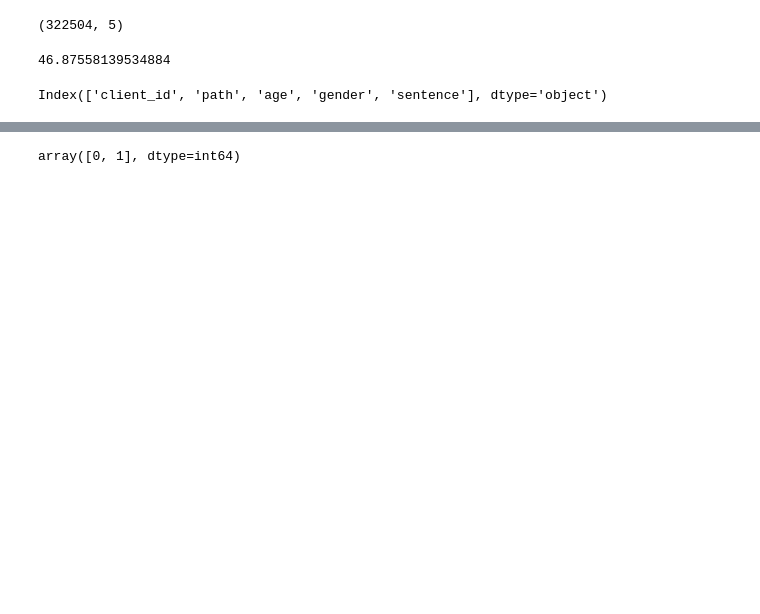
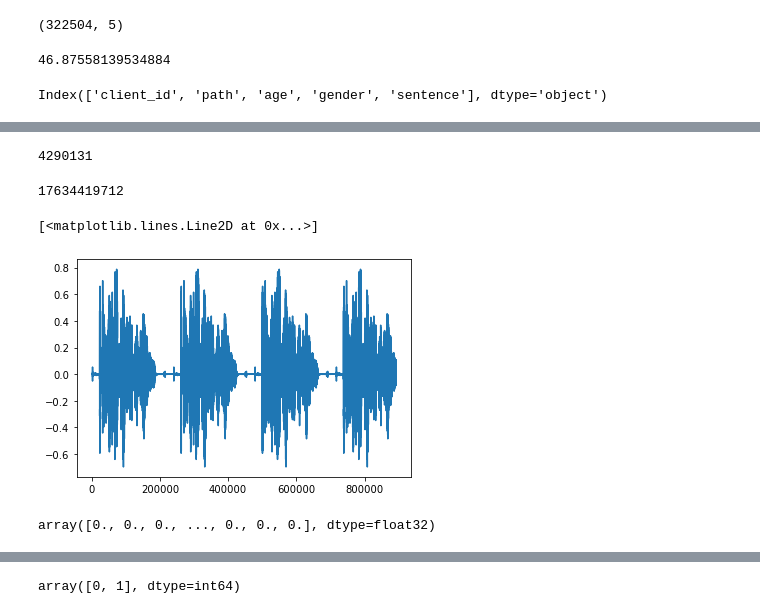
Before and after one commit to Stsh4lson/speech-to-age-gender, a Jupyter notebook: exploration.ipynb, the cells around one changed output, grey strips where cells are left out. Saved outputs shown, nothing was run; the diff lists cells and outputs as text; code cells hidden in the pictures; blank space fills up the shorter version.

```diff
--- a/exploration.ipynb
+++ b/exploration.ipynb
@@ -25,3 +58,29 @@ Index(['client_id', 'path', 'age', 'gender', 'sentence'], dtype='object')
+# %%
+windows_length = 0
+for length in train['length']:
+    windows_length += (length//64)//32
+windows_length
+# %% [output]
+4290131
+# %%
+sum(train['length'])*2
+# %% [output]
+17634419712
+# %%
+path = str('data/en/clips/' + train['path'].iloc[15276])
+audio_binary = tf.io.read_file(path)
+audio = np.squeeze(tfio.audio.decode_mp3(audio_binary))
+max_len = train['length'].max()
+pading = max_len-len(audio)
+audio = np.pad(audio, pad_width=(0,pading), mode='wrap')
+plt.plot(audio)
+# %% [output]
+[<matplotlib.lines.Line2D at 0x...>]
+[figure, added]
+# %%
+audio[:,0]
+# %% [output]
+array([0., 0., 0., ..., 0., 0., 0.], dtype=float32)
 # %%
 def show_and_play(case_num):
 
```
Also changed, not shown: parts of 12 cells of this notebook, 10 other files.
